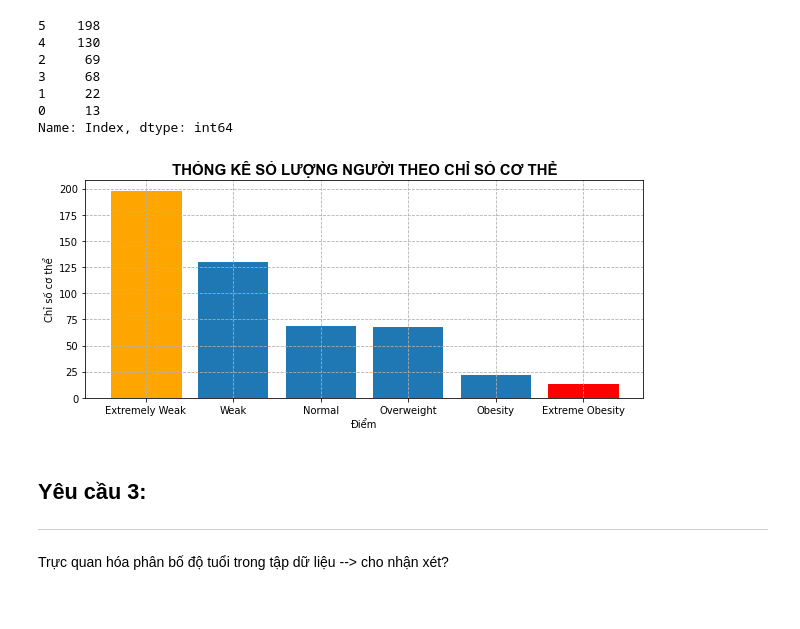
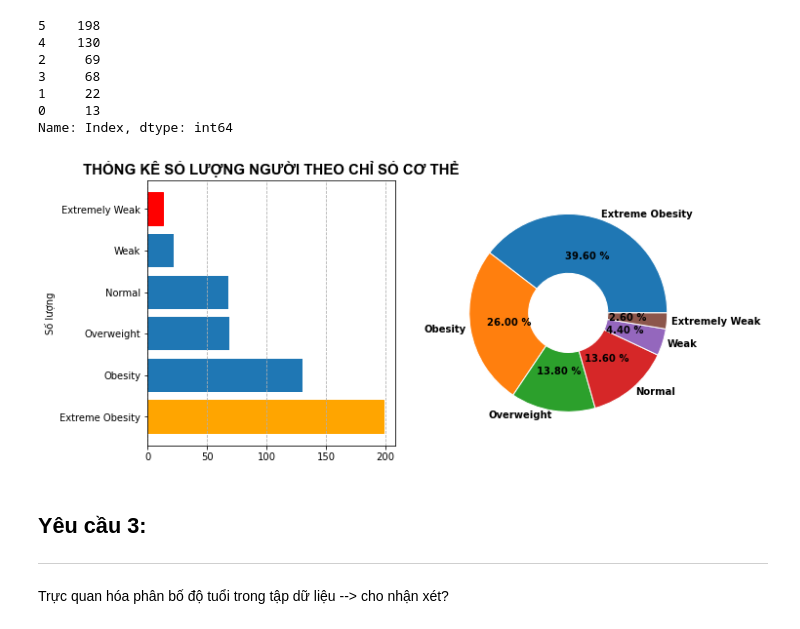
Before and after one commit to Nxhoang56/AI-Training-Course-VinbigData-, a Jupyter notebook: Python/Bai8_Visualization/Practice8_NguyenXuanHoang (3694709).ipynb, the cells around one changed output. Saved outputs shown, nothing was run; the diff lists cells and outputs as text; code cells hidden in the pictures.

```diff
--- a/Python/Bai8_Visualization/Practice8_NguyenXuanHoang (3694709).ipynb
+++ b/Python/Bai8_Visualization/Practice8_NguyenXuanHoang (3694709).ipynb
@@ -490,21 +492,35 @@ body_index
 0     13
 Name: Index, dtype: int64
 # %%
-body_index_name = ['Extremely Weak', 'Weak', 'Normal', 'Overweight', 'Obesity', 'Extreme Obesity']
+body_index_name = ['Extreme Obesity', 'Obesity', 'Overweight','Normal', 'Weak', 'Extremely Weak']
+# %%
+values = list(body_index.values)
 # %%
-plt.figure(figsize = (10,4))
+plt.figure(figsize = (10,5))
+plt.subplot(121)
 #Vẽ biểu đồ Histogram:
-bar = plt.bar(body_index_name, body_index.values)
+bar = plt.barh(body_index_name, values)
 bar[0].set_color('orange')
 bar[5].set_color('red')
 plt.title('THỐNG KÊ SỐ LƯỢNG NGƯỜI THEO CHỈ SỐ CƠ THỂ',
           fontdict={'fontname':'Arial','fontweight':'bold','fontsize':15})
-plt.grid(ls='--')
-plt.xlabel('Điểm')
-plt.ylabel('Chỉ số cơ thể')
+plt.grid(ls='--', axis = 'x')
+plt.ylabel('Số lượng')
+
+plt.subplot(122)
+
+plt.pie(values,
+        labels = body_index_name,
+        textprops={'color':'k','fontweight':'bold'},
+        rotatelabels=False,
+        labeldistance=1.05,
+        wedgeprops=dict(width=0.6,edgecolor='w'), #Xác định độ rộng của Pie
+        autopct='%.2f %%',
+        pctdistance=0.6)
+
 plt.show()
 # %% [output]
-[figure, old version]
+[figure, new version]
 # %% [markdown]
 ## Yêu cầu 3:
 ---
```
Also changed, not shown: parts of 10 cells of this notebook, 11 other files.
